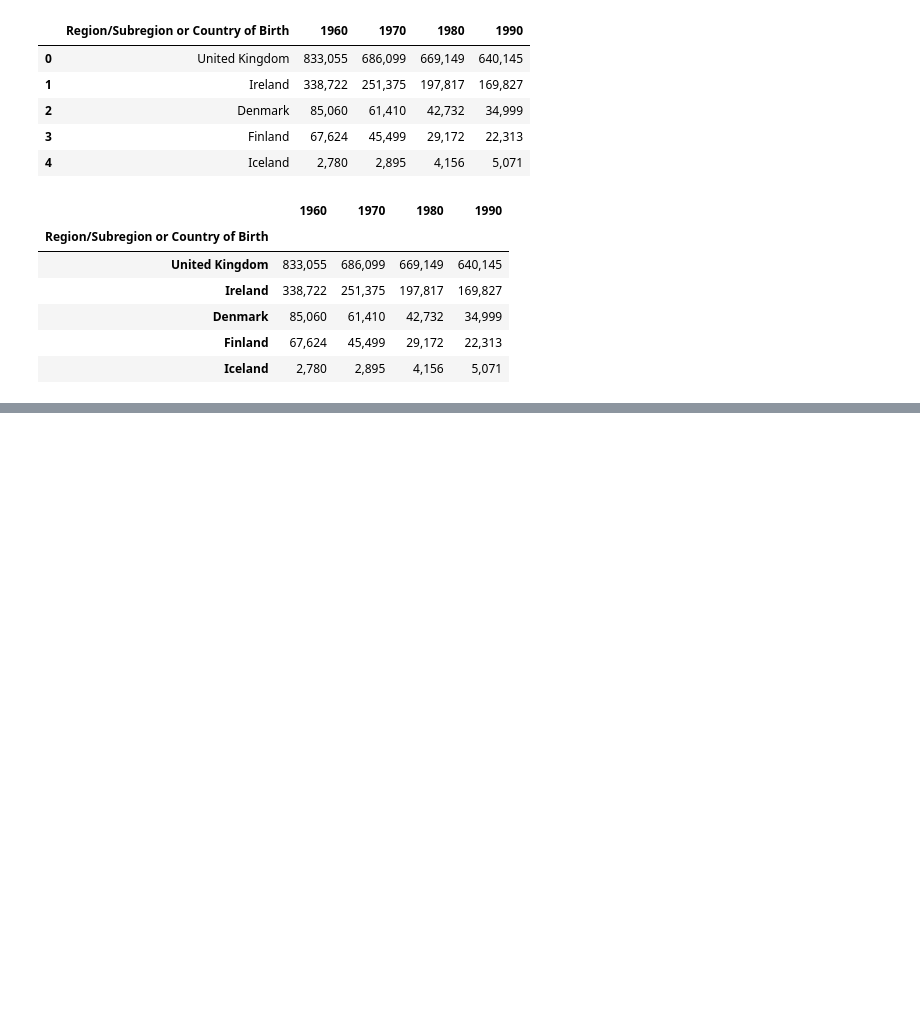
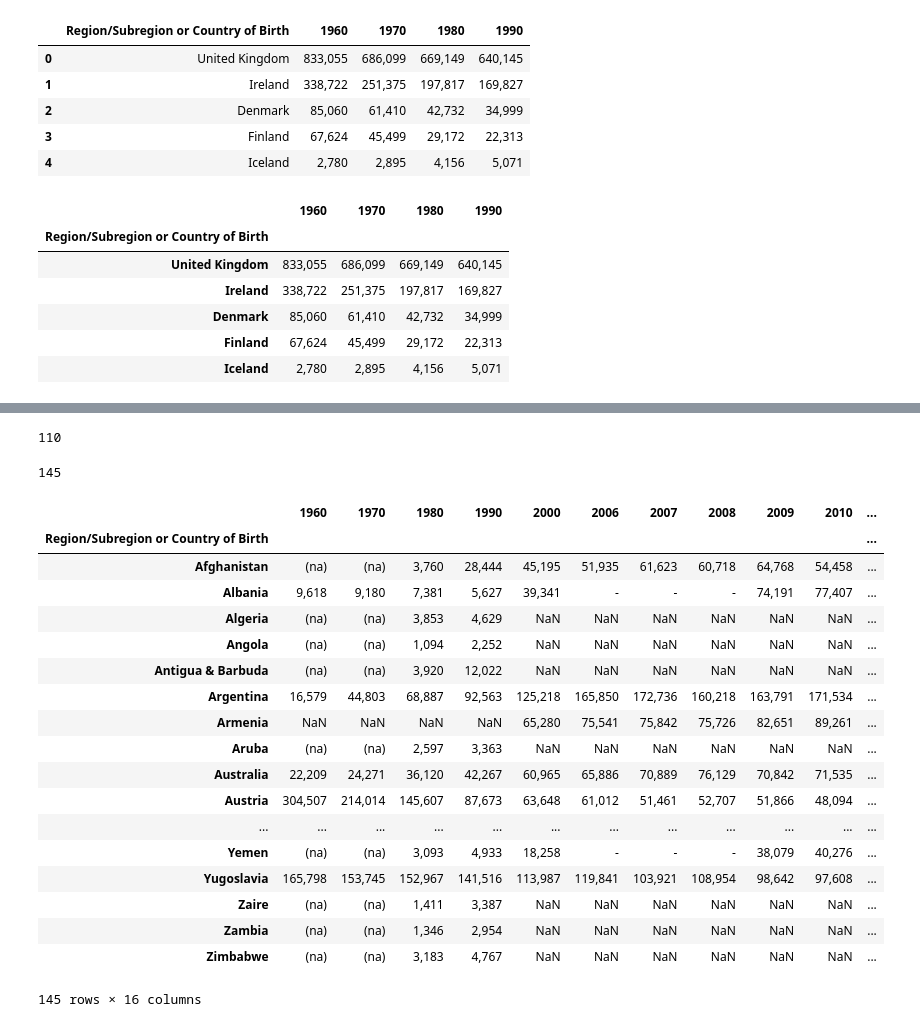
Before and after one commit to fwaters77/project_2, a Jupyter notebook: data_scrape_example.ipynb, the cells around one changed output, grey strips where cells are left out. Drawn from its saved outputs; the diff is of its cells as text; code cells hidden in the pictures; blank space fills up the shorter version.

Commit message:
Added recent data to existing map

```diff
--- a/data_scrape_example.ipynb
+++ b/data_scrape_example.ipynb
@@ -104,0 +95,3 @@ df.head()
+# %%
+df2 = pd.read_csv('data/Immigration_by_country_recent.csv')
+df2.head()
@@ -104,0 +105,4 @@ df.head()
+# %%
+df2['Region/Subregion or Country of Birth']=df2['Region/Subregion or Country of Birth'].str.strip()
+df2.set_index('Region/Subregion or Country of Birth',drop=True,inplace=True)
+df2.head()
@@ -105 +117,32 @@ df.head()
+# %%
+len(df2)
+# %% [output]
+110
+# %%
+df_new = df.merge(df2,how='outer',left_index=True,right_index=True)
+len(df_new)
+# %% [output]
+145
+# %%
+df_new
+# %% [output]
+|  | 1960 | 1970 | 1980 | 1990 | 2000 | 2006 | 2007 | 2008 | 2009 | 2010 | ... |
+| Region/Subregion or Country of Birth |  |  |  |  |  |  |  |  |  |  | ... |
+| Afghanistan | (na) | (na) | 3,760 | 28,444 | 45,195 | 51,935 | 61,623 | 60,718 | 64,768 | 54,458 | ... |
+| Albania | 9,618 | 9,180 | 7,381 | 5,627 | 39,341 | - | - | - | 74,191 | 77,407 | ... |
+| Algeria | (na) | (na) | 3,853 | 4,629 | NaN | NaN | NaN | NaN | NaN | NaN | ... |
+| Angola | (na) | (na) | 1,094 | 2,252 | NaN | NaN | NaN | NaN | NaN | NaN | ... |
+| Antigua & Barbuda | (na) | (na) | 3,920 | 12,022 | NaN | NaN | NaN | NaN | NaN | NaN | ... |
+| Argentina | 16,579 | 44,803 | 68,887 | 92,563 | 125,218 | 165,850 | 172,736 | 160,218 | 163,791 | 171,534 | ... |
+| Armenia | NaN | NaN | NaN | NaN | 65,280 | 75,541 | 75,842 | 75,726 | 82,651 | 89,261 | ... |
+| Aruba | (na) | (na) | 2,597 | 3,363 | NaN | NaN | NaN | NaN | NaN | NaN | ... |
+| Australia | 22,209 | 24,271 | 36,120 | 42,267 | 60,965 | 65,886 | 70,889 | 76,129 | 70,842 | 71,535 | ... |
+| Austria | 304,507 | 214,014 | 145,607 | 87,673 | 63,648 | 61,012 | 51,461 | 52,707 | 51,866 | 48,094 | ... |
+| ... | ... | ... | ... | ... | ... | ... | ... | ... | ... | ... | ... |
+| Yemen | (na) | (na) | 3,093 | 4,933 | 18,258 | - | - | - | 38,079 | 40,276 | ... |
+| Yugoslavia | 165,798 | 153,745 | 152,967 | 141,516 | 113,987 | 119,841 | 103,921 | 108,954 | 98,642 | 97,608 | ... |
+| Zaire | (na) | (na) | 1,411 | 3,387 | NaN | NaN | NaN | NaN | NaN | NaN | ... |
+| Zambia | (na) | (na) | 1,346 | 2,954 | NaN | NaN | NaN | NaN | NaN | NaN | ... |
+| Zimbabwe | (na) | (na) | 3,183 | 4,767 | NaN | NaN | NaN | NaN | NaN | NaN | ... |
+145 rows × 16 columns
 # %%
```
Also changed, not shown: parts of 4 cells of this notebook, 5 other files.
